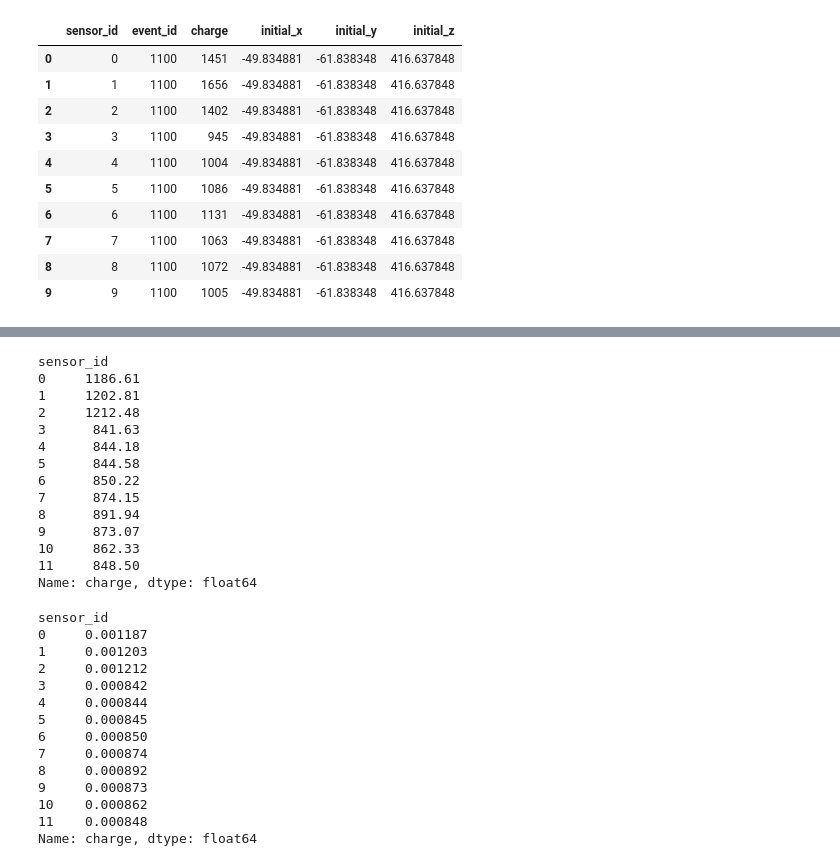
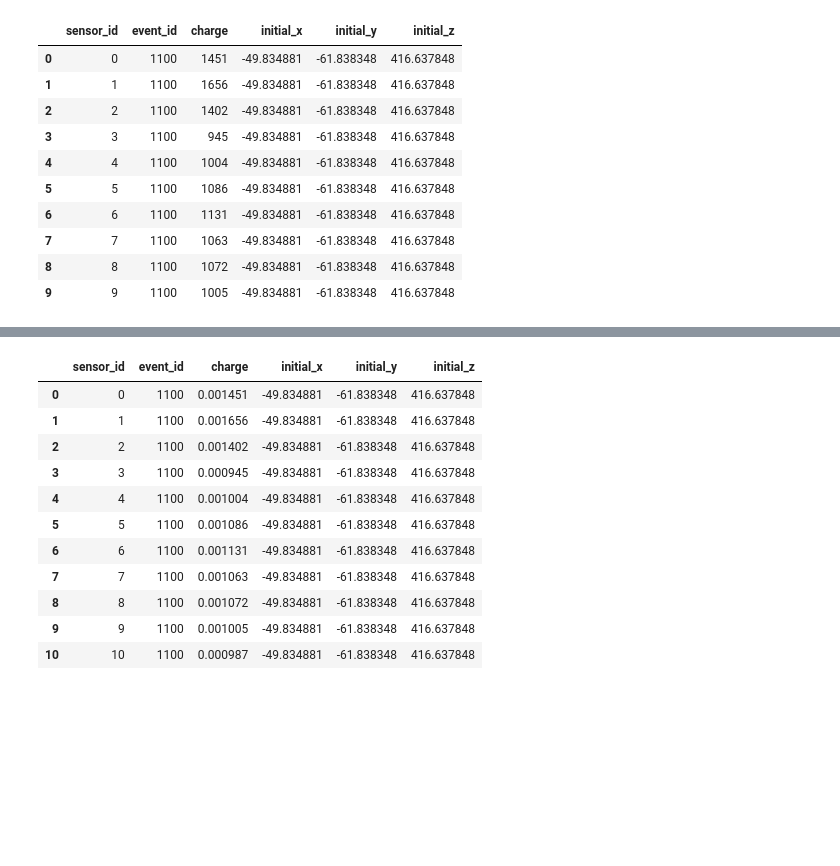
Before and after one commit to kvjmistry/LightTableGen, a Jupyter notebook: notebooks/lt_creator.ipynb, the cells around one changed output, grey strips where cells are left out. Cells and saved outputs as stored; diff of their text form; code cells hidden in the pictures; blank space fills up the shorter version.

```diff
--- a/notebooks/lt_creator.ipynb
+++ b/notebooks/lt_creator.ipynb
@@ -47,20 +43,9 @@ for x, y, sid  in zip(xpmt, ypmt, sensorids):
 [figure]
 # %%
 filename = lt_filenames[0]
-
 print(filename)
-
-# display(pd.read_hdf(filename, 'MC/configuration'))
-
 parts = pd.read_hdf(filename, 'MC/particles')
-
-parts = parts[['event_id', 'initial_x', 'initial_y', 'initial_z']].head(10)
-
-# x = 10
-# y = 10
-# z = 10
-# x, y, z = get_x_y_z(filename)
-# print("x=", x, "y=", y, "z=", z)
+parts = parts[['event_id', 'initial_x', 'initial_y', 'initial_z']]
 # %% [output]
 ../files/S1/NEW_S1_LT_11.next.h5
 # %%
@@ -158,39 +107,21 @@ display(test.head(11))
-# %%
-mean = pmt_response.groupby("sensor_id")["charge"].mean()
-display(mean)
-std  = pmt_response.groupby("sensor_id")["charge"].std()
-
-LT  = mean/nphotons
-err = std/mean*100
-
-display(LT)
-# %% [output]
-sensor_id
-0     1186.61
-1     1202.81
-2     1212.48
-3      841.63
-4      844.18
-5      844.58
-6      850.22
-7      874.15
-8      891.94
-9      873.07
-10     862.33
-11     848.50
-Name: charge, dtype: float64
-sensor_id
-0     0.001187
-1     0.001203
-2     0.001212
-3     0.000842
-4     0.000844
-5     0.000845
-6     0.000850
-7     0.000874
-8     0.000892
-9     0.000873
-10    0.000862
-11    0.000848
-Name: charge, dtype: float64
+# %%
+# Normalise the charge in each PMT by the total number of photons simulated
+pmt_response['charge'] = pmt_response['charge']/nphotons
+
+LT = pmt_response
+
+display(LT.head(11))
+# %% [output]
+|  | sensor_id | event_id | charge | initial_x | initial_y | initial_z |
+| 0 | 0 | 1100 | 0.001451 | -49.834881 | -61.838348 | 416.637848 |
+| 1 | 1 | 1100 | 0.001656 | -49.834881 | -61.838348 | 416.637848 |
+| 2 | 2 | 1100 | 0.001402 | -49.834881 | -61.838348 | 416.637848 |
+| 3 | 3 | 1100 | 0.000945 | -49.834881 | -61.838348 | 416.637848 |
+| 4 | 4 | 1100 | 0.001004 | -49.834881 | -61.838348 | 416.637848 |
+| 5 | 5 | 1100 | 0.001086 | -49.834881 | -61.838348 | 416.637848 |
+| 6 | 6 | 1100 | 0.001131 | -49.834881 | -61.838348 | 416.637848 |
+| 7 | 7 | 1100 | 0.001063 | -49.834881 | -61.838348 | 416.637848 |
+| 8 | 8 | 1100 | 0.001072 | -49.834881 | -61.838348 | 416.637848 |
+| 9 | 9 | 1100 | 0.001005 | -49.834881 | -61.838348 | 416.637848 |
+| 10 | 10 | 1100 | 0.000987 | -49.834881 | -61.838348 | 416.637848 |
 # %%
```
Also changed, not shown: parts of 16 cells of this notebook.
